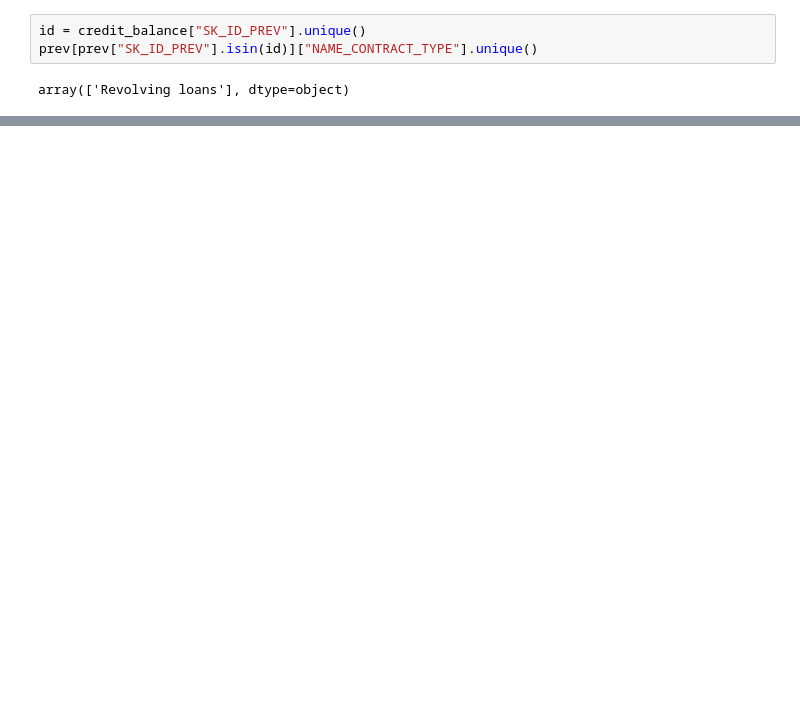
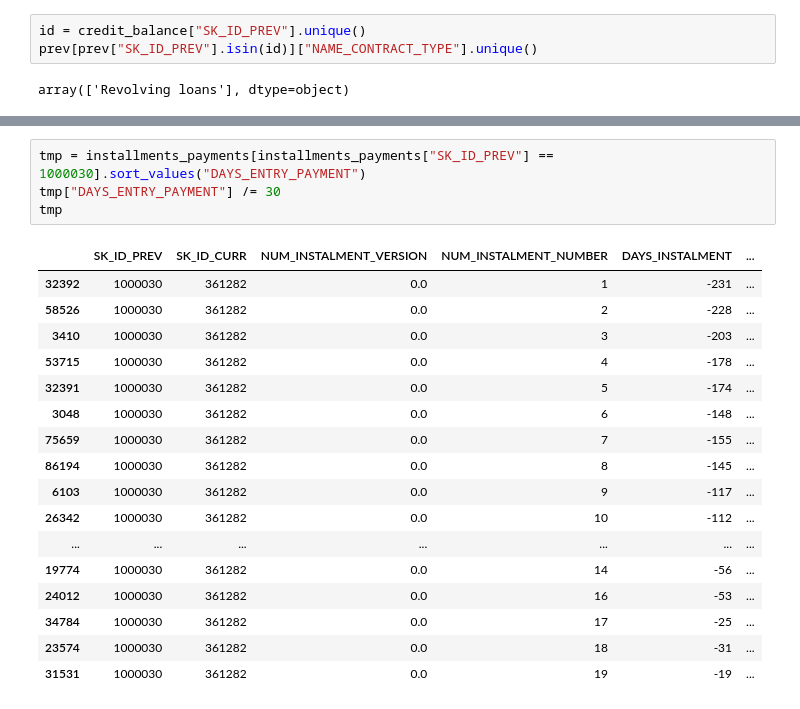
Before and after one commit to nguyenvietkhiemm/home_credit_default_risk, a Jupyter notebook: jupyter/301_EDA_credit_card_balance.ipynb, the cells around one changed output, grey strips where cells are left out. Drawn from its saved outputs; the diff is of its cells as text; blank space fills up the shorter version.

```diff
--- a/jupyter/301_EDA_credit_card_balance.ipynb
+++ b/jupyter/301_EDA_credit_card_balance.ipynb
@@ -69,0 +224,22 @@ array(['Revolving loans'], dtype=object)
+# %%
+tmp = installments_payments[installments_payments["SK_ID_PREV"] == 1000030].sort_values("DAYS_ENTRY_PAYMENT")
+tmp["DAYS_ENTRY_PAYMENT"] /= 30
+tmp
+# %% [output]
+|  | SK_ID_PREV | SK_ID_CURR | NUM_INSTALMENT_VERSION | NUM_INSTALMENT_NUMBER | DAYS_INSTALMENT | ... |
+| 32392 | 1000030 | 361282 | 0.0 | 1 | -231 | ... |
+| 58526 | 1000030 | 361282 | 0.0 | 2 | -228 | ... |
+| 3410 | 1000030 | 361282 | 0.0 | 3 | -203 | ... |
+| 53715 | 1000030 | 361282 | 0.0 | 4 | -178 | ... |
+| 32391 | 1000030 | 361282 | 0.0 | 5 | -174 | ... |
+| 3048 | 1000030 | 361282 | 0.0 | 6 | -148 | ... |
+| 75659 | 1000030 | 361282 | 0.0 | 7 | -155 | ... |
+| 86194 | 1000030 | 361282 | 0.0 | 8 | -145 | ... |
+| 6103 | 1000030 | 361282 | 0.0 | 9 | -117 | ... |
+| 26342 | 1000030 | 361282 | 0.0 | 10 | -112 | ... |
+| ... | ... | ... | ... | ... | ... | ... |
+| 19774 | 1000030 | 361282 | 0.0 | 14 | -56 | ... |
+| 24012 | 1000030 | 361282 | 0.0 | 16 | -53 | ... |
+| 34784 | 1000030 | 361282 | 0.0 | 17 | -25 | ... |
+| 23574 | 1000030 | 361282 | 0.0 | 18 | -31 | ... |
+| 31531 | 1000030 | 361282 | 0.0 | 19 | -19 | ... |
```
Also changed, not shown: parts of 29 cells of this notebook, 5 other files.
